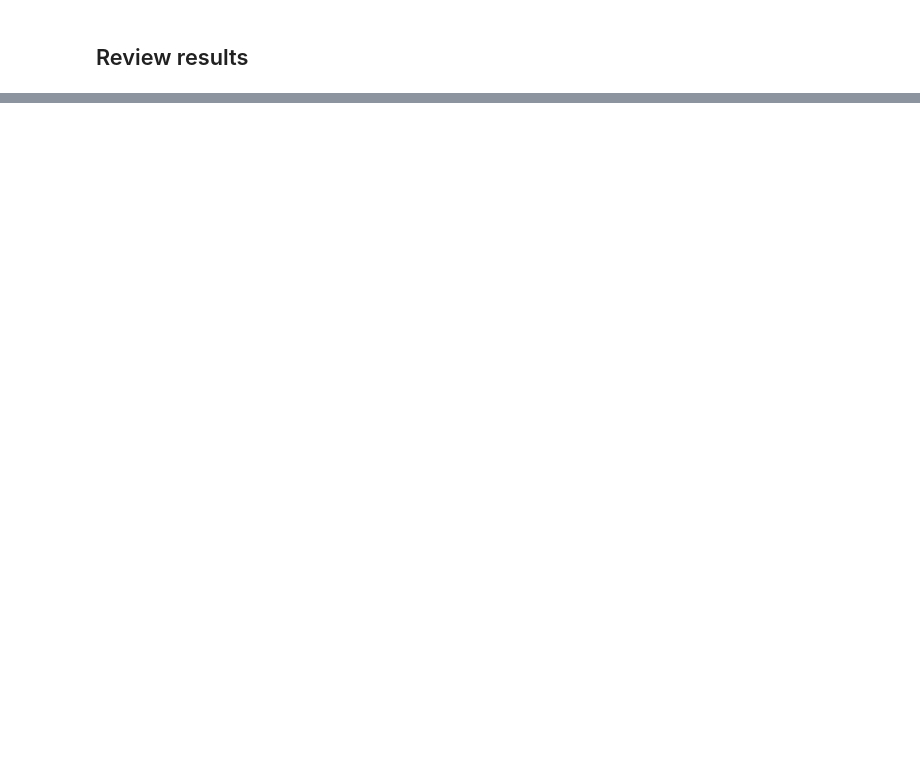
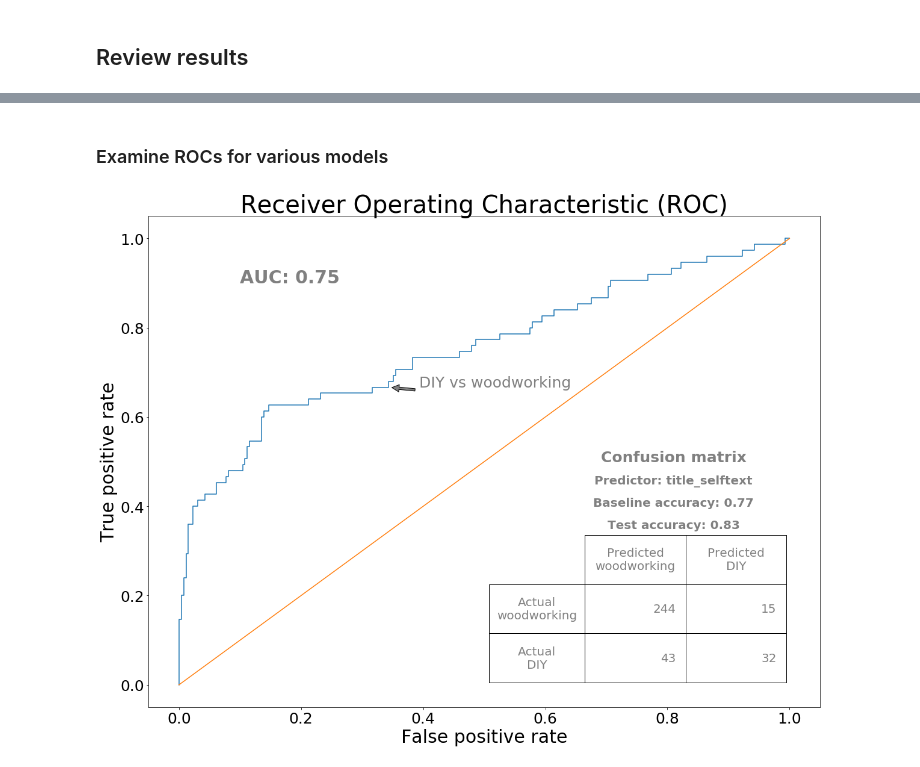
Before and after one commit to sgodfrey66/reddit_posts, a Jupyter notebook: code/Modeling.ipynb, the cells around one changed output, grey strips where cells are left out. Drawn from its saved outputs; the diff is of its cells as text; code cells hidden in the pictures; blank space fills up the shorter version.

```diff
--- a/code/Modeling.ipynb
+++ b/code/Modeling.ipynb
@@ -507,0 +626,7 @@ model_lib
+# %% [markdown]
+### Examine ROCs for various models
+# %%
+# Get the performance statistics for model 80
+roc_compare(model_lib, loc1 = 32, loc2 = None)
+# %% [output]
+[figure, added]
```
Also changed, not shown: parts of 13 cells of this notebook, 2 other files.
